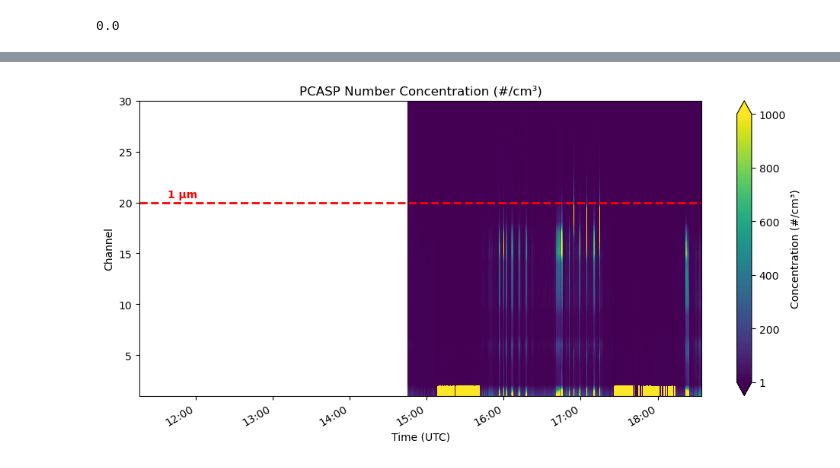
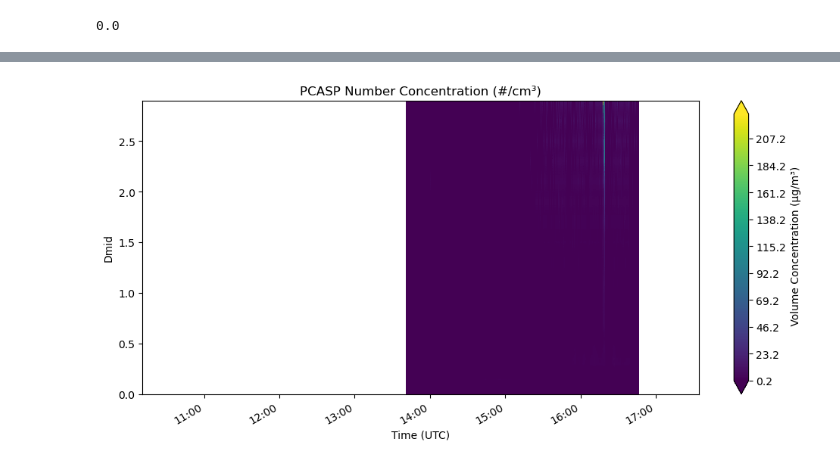
Before and after one commit to thiago-vg/SAMBBA-data-analysis, a Jupyter notebook: Scripts/Countor_plot/Countor_plot.ipynb, the cells around one changed output, grey strips where cells are left out. Cells and saved outputs as stored; diff of their text form; code cells hidden in the pictures.

Commit message:
Updates Countor_plot

```diff
--- a/Scripts/Countor_plot/Countor_plot.ipynb
+++ b/Scripts/Countor_plot/Countor_plot.ipynb
@@ -596,5 +600,5 @@ len Dg: 294
 # %%
-ds_core_cloud = xr.open_dataset(filtered_cloud[1])
+ds_core_cloud = xr.open_dataset(filtered_cloud[2])
 # %%
 # --- Bin geometry ---
 D_lower = ds_core_cloud["PCAS2_D_L_NOM"].values  # lower diameter limit for each bin (µm)
@@ -613,57 +666,65 @@ da_pcasp = xr.concat([ds_core_cloud[v] for v in pcasp_channels], dim="PCAS2CH")
 da_pcasp = da_pcasp.where(da_pcasp != 9999)  # remove fill values (#/cm³)
 #da_pcasp = da_pcasp.resample(PCAS2TSPM="1min").mean(skipna=True)
 
-Z = da_pcasp   # shape: (channels, time) → (30,445)
+# bin limits (µm)
+D_lower_limits = ds_core_cloud['PCAS2_D_L_NOM'].values   # shape (30,)
+D_upper_limits = ds_core_cloud['PCAS2_D_U_NOM'].values
+
+# mid diameters (µm)
+D_mid = (D_lower_limits + D_upper_limits) / 2.0
+D_mid = np.nan_to_num(D_mid, nan=0.0)  # replace NaNs with 0
+
+# particle volume (µm^3) per particle assuming spheres:
+V_particle = (np.pi / 6.0) * (D_mid**3)   # shape (30,)
+
+# make volumes an xarray aligned on PCAS2CH
+da_V_particle = xr.DataArray(
+    V_particle, dims=["PCAS2CH"], coords={"PCAS2CH": da_pcasp["PCAS2CH"]}
+)
+
+# volume concentration per bin (µm^3 / cm^3)
+vol_conc_bins = da_pcasp * da_V_particle
+
+# mass concentration per bin (µg / m^3)
+mass_conc_bins = vol_conc_bins * density  # µg/m³ per bin
+
+Z = mass_conc_bins   # shape: (channels, time) → (30,445)
 # --- Prepare axes data ---
 time_pcasp = da_pcasp["PCAS2TSPM"].values  # datetime64 array, shape (N_time,)
 channels = np.arange(1, len(da_pcasp["PCAS2CH"]) + 1)  # 1 to 30
-Z = da_pcasp.values  # shape should be (N_channels, N_time)
+#Z = da_pcasp.values  # shape should be (N_channels, N_time)
 
 fig, ax = plt.subplots(figsize=(10, 5))
 
-vmin, vmax = 1, 1000  # define limits
-levels = np.linspace(vmin,vmax,100)
+#vmin, vmax = 1, 1000  # define limits
+#levels = np.linspace(vmin,vmax,100)
 # --- Plot ---
 cs = ax.contourf(
     time_pcasp,   # x-axis (datetime)
-    channels,     # y-axis (channel number)
+    D_mid,     # y-axis (channel number)
     Z,            # 2D array (channels × time)
-    levels=levels,
+    levels=1000,
     cmap="viridis",
-    extend='both'
-)
-
-# --- Add red line for 1 µm (channel 20) ---
-channel_1um = 20
-ax.axhline(y=channel_1um, color='red', linestyle='--', linewidth=2, label='1 µm')
-
-# Add text label near the line
-ax.text(
-    time_pcasp[len(time_pcasp)//20],  # position ~5% along x-axis
-    channel_1um + 0.5,
-    "1 µm",
-    color='red',
-    fontsize=10,
-    fontweight='bold'
+    extend='both',
 )
 
 # --- Formatting ---
 #ax.set_yscale('log')
 ax.set_xlabel("Time (UTC)")
-ax.set_ylabel("Channel")
+ax.set_ylabel("Dmid")
 ax.set_title("PCASP Number Concentration (#/cm³)")
 ax.xaxis.set_major_formatter(mdates.DateFormatter("%H:%M"))
 fig.autofmt_xdate()
 
 
-cbar = fig.colorbar(cs,label="Concentration (#/cm³)")
+cbar = fig.colorbar(cs,label=" Volume Concentration (µg/m³)")
 
 # define evenly spaced ticks
-tick_values = np.linspace(vmin, vmax, 6)
-cbar.set_ticks(tick_values)
-cbar.set_ticklabels([f"{int(t)}" for t in tick_values])
+#tick_values = np.linspace(vmin, vmax, 6)
+#cbar.set_ticks(tick_values)
+#cbar.set_ticklabels([f"{int(t)}" for t in tick_values])
 
 plt.tight_layout()
 plt.show()
 # %% [output]
-[figure, old version]
+[figure, new version]
```
Also changed, not shown: parts of 13 cells of this notebook.
